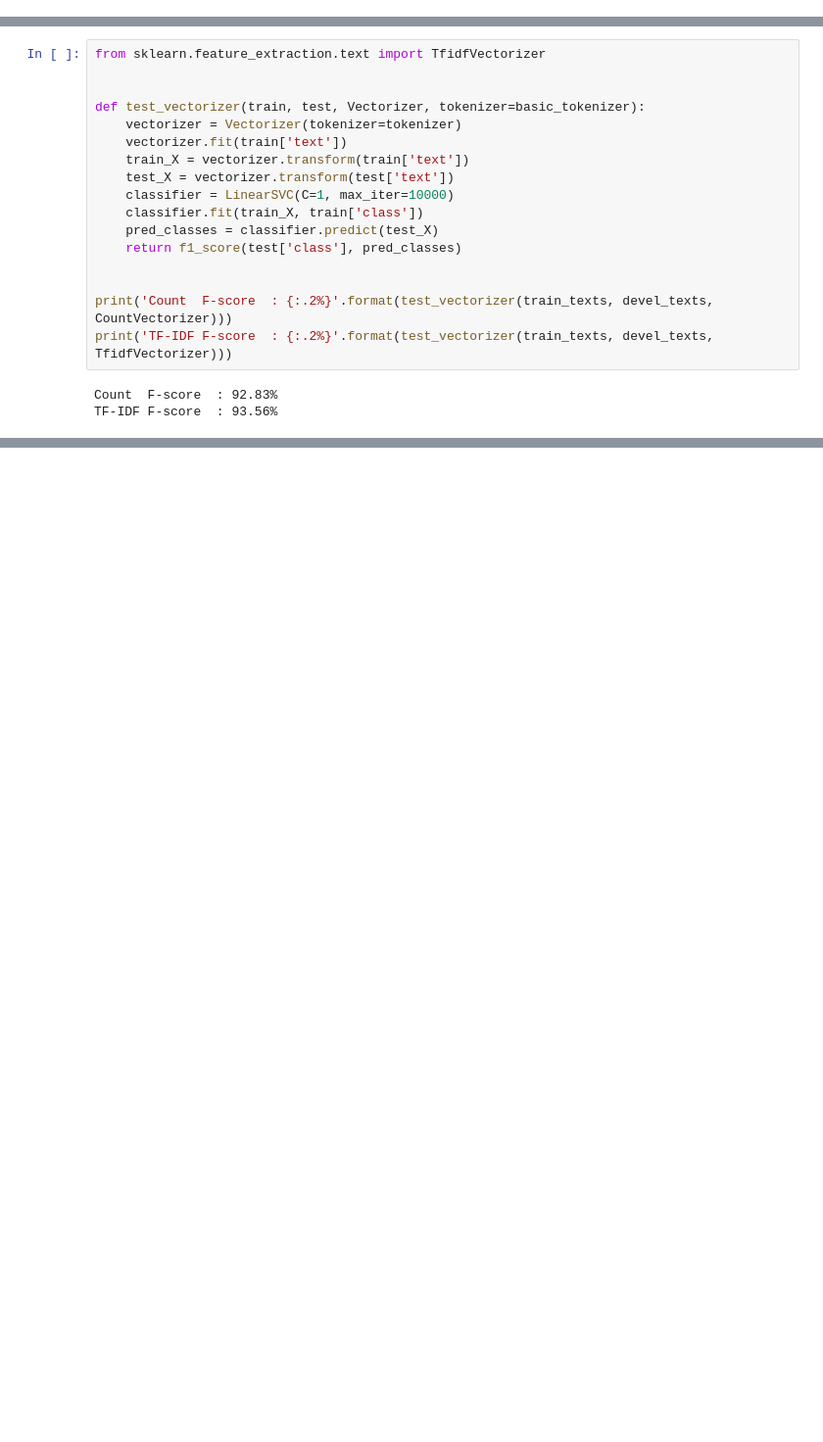
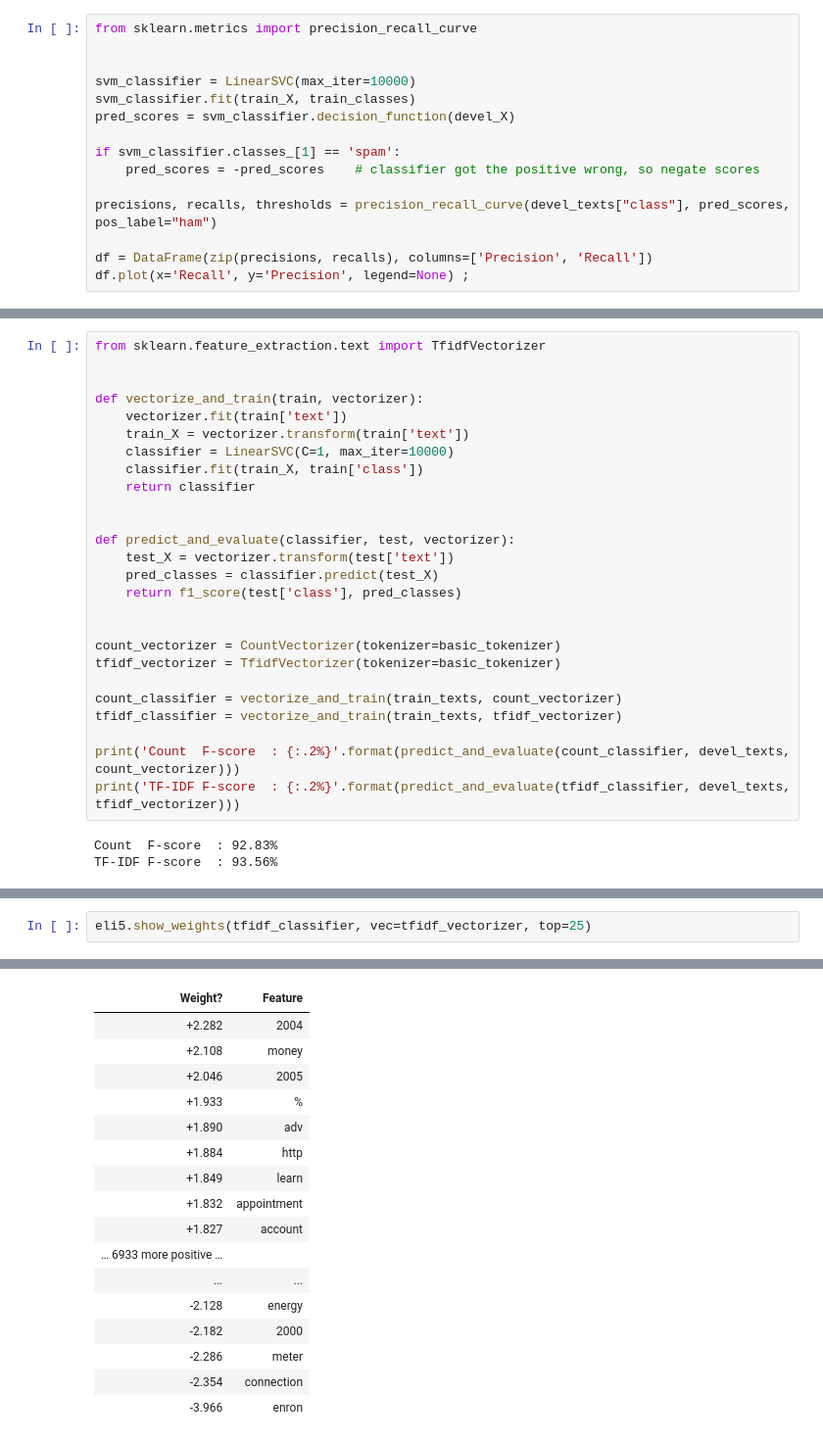
Before and after one commit to TurkuNLP/Text_Mining_Course, a Jupyter notebook: Classification.ipynb, the cells around one changed output, grey strips where cells are left out. Shown: that part at 98% size. Saved outputs shown, nothing was run; the diff lists cells and outputs as text; blank space fills up the shorter version.

```diff
--- a/Classification.ipynb
+++ b/Classification.ipynb
@@ -493,0 +664,15 @@ y=spam top features
+# %%
+from sklearn.metrics import precision_recall_curve
+
+
+svm_classifier = LinearSVC(max_iter=10000)
+svm_classifier.fit(train_X, train_classes)
+pred_scores = svm_classifier.decision_function(devel_X)
+
+if svm_classifier.classes_[1] == 'spam':
+    pred_scores = -pred_scores    # classifier got the positive wrong, so negate scores
+
+precisions, recalls, thresholds = precision_recall_curve(devel_texts["class"], pred_scores, pos_label="ham")
+
+df = DataFrame(zip(precisions, recalls), columns=['Precision', 'Recall'])
+df.plot(x='Recall', y='Precision', legend=None) ;
@@ -566,19 +783,28 @@ $$ TF\cdot\frac{N}{DF} $$
 from sklearn.feature_extraction.text import TfidfVectorizer
 
 
-def test_vectorizer(train, test, Vectorizer, tokenizer=basic_tokenizer):
-    vectorizer = Vectorizer(tokenizer=tokenizer)
+def vectorize_and_train(train, vectorizer):
     vectorizer.fit(train['text'])
     train_X = vectorizer.transform(train['text'])
-    test_X = vectorizer.transform(test['text'])
     classifier = LinearSVC(C=1, max_iter=10000)
     classifier.fit(train_X, train['class'])
+    return classifier
+
+
+def predict_and_evaluate(classifier, test, vectorizer):
+    test_X = vectorizer.transform(test['text'])
     pred_classes = classifier.predict(test_X)
     return f1_score(test['class'], pred_classes)
 
 
-print('Count  F-score  : {:.2%}'.format(test_vectorizer(train_texts, devel_texts, CountVectorizer)))
-print('TF-IDF F-score  : {:.2%}'.format(test_vectorizer(train_texts, devel_texts, TfidfVectorizer)))
+count_vectorizer = CountVectorizer(tokenizer=basic_tokenizer)
+tfidf_vectorizer = TfidfVectorizer(tokenizer=basic_tokenizer)
+
+count_classifier = vectorize_and_train(train_texts, count_vectorizer)
+tfidf_classifier = vectorize_and_train(train_texts, tfidf_vectorizer)
+
+print('Count  F-score  : {:.2%}'.format(predict_and_evaluate(count_classifier, devel_texts, count_vectorizer)))
+print('TF-IDF F-score  : {:.2%}'.format(predict_and_evaluate(tfidf_classifier, devel_texts, tfidf_vectorizer)))
 # %% [output]
 Count  F-score  : 92.83%
 TF-IDF F-score  : 93.56%
@@ -586,0 +834,3 @@ TF-IDF F-score  : 93.56%
+# %%
+eli5.show_weights(tfidf_classifier, vec=tfidf_vectorizer, top=25)
+# %% [output]
@@ -586,0 +838,17 @@ TF-IDF F-score  : 93.56%
+| Weight? | Feature |
+| +2.282 | 2004 |
+| +2.108 | money |
+| +2.046 | 2005 |
+| +1.933 | % |
+| +1.890 | adv |
+| +1.884 | http |
+| +1.849 | learn |
+| +1.832 | appointment |
+| +1.827 | account |
+| … 6933 more positive … |  |
+| ... | ... |
+| -2.128 | energy |
+| -2.182 | 2000 |
+| -2.286 | meter |
+| -2.354 | connection |
+| -3.966 | enron |
```
Also changed, not shown: parts of 68 cells of this notebook.
